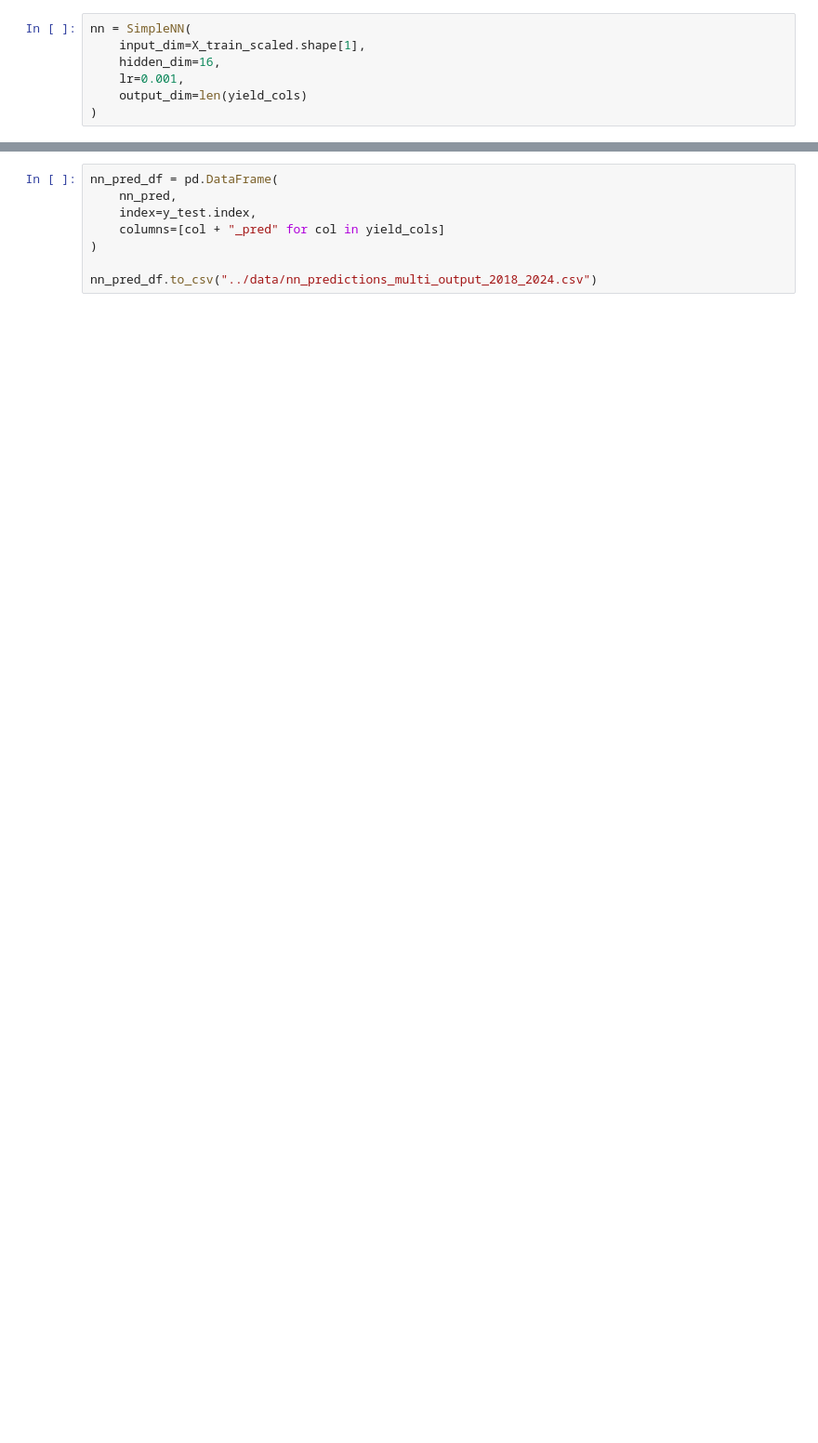
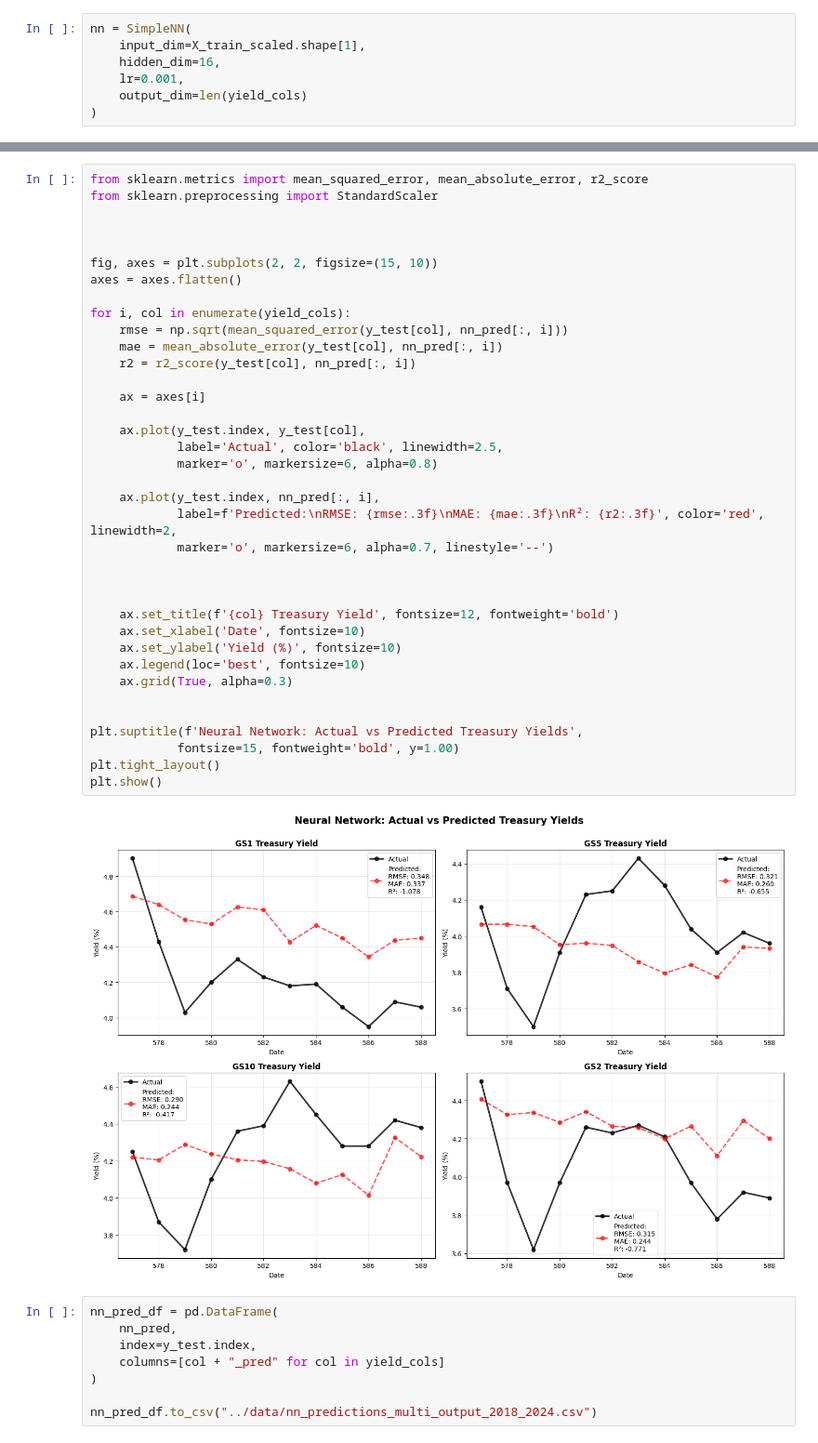
Before and after one commit to dmljb/DS4420Project, a Jupyter notebook: notebooks/yield_baseline_model.ipynb, the cells around one changed output, grey strips where cells are left out. Shown at 93% size. Drawn from its saved outputs; the diff is of its cells as text; blank space fills up the shorter version.

```diff
--- a/notebooks/yield_baseline_model.ipynb
+++ b/notebooks/yield_baseline_model.ipynb
@@ -223,3 +262,42 @@ Manual Neural Network: 3.6932
+# %%
+from sklearn.metrics import mean_squared_error, mean_absolute_error, r2_score
+from sklearn.preprocessing import StandardScaler
+
+
+
+fig, axes = plt.subplots(2, 2, figsize=(15, 10))
+axes = axes.flatten()
+
+for i, col in enumerate(yield_cols):
+    rmse = np.sqrt(mean_squared_error(y_test[col], nn_pred[:, i]))
+    mae = mean_absolute_error(y_test[col], nn_pred[:, i])
+    r2 = r2_score(y_test[col], nn_pred[:, i])
+
+    ax = axes[i]
+
+    ax.plot(y_test.index, y_test[col],
+            label='Actual', color='black', linewidth=2.5,
+            marker='o', markersize=6, alpha=0.8)
+
+    ax.plot(y_test.index, nn_pred[:, i],
+            label=f'Predicted:\nRMSE: {rmse:.3f}\nMAE: {mae:.3f}\nR²: {r2:.3f}', color='red', linewidth=2,
+            marker='o', markersize=6, alpha=0.7, linestyle='--')
+
+
+
+    ax.set_title(f'{col} Treasury Yield', fontsize=12, fontweight='bold')
+    ax.set_xlabel('Date', fontsize=10)
+    ax.set_ylabel('Yield (%)', fontsize=10)
+    ax.legend(loc='best', fontsize=10)
+    ax.grid(True, alpha=0.3)
+
+
+plt.suptitle(f'Neural Network: Actual vs Predicted Treasury Yields',
+            fontsize=15, fontweight='bold', y=1.00)
+plt.tight_layout()
+plt.show()
+# %% [output]
+[figure, added]
 # %%
 nn_pred_df = pd.DataFrame(
     nn_pred,
```
Also changed, not shown: parts of 19 cells of this notebook, 4 other files.
